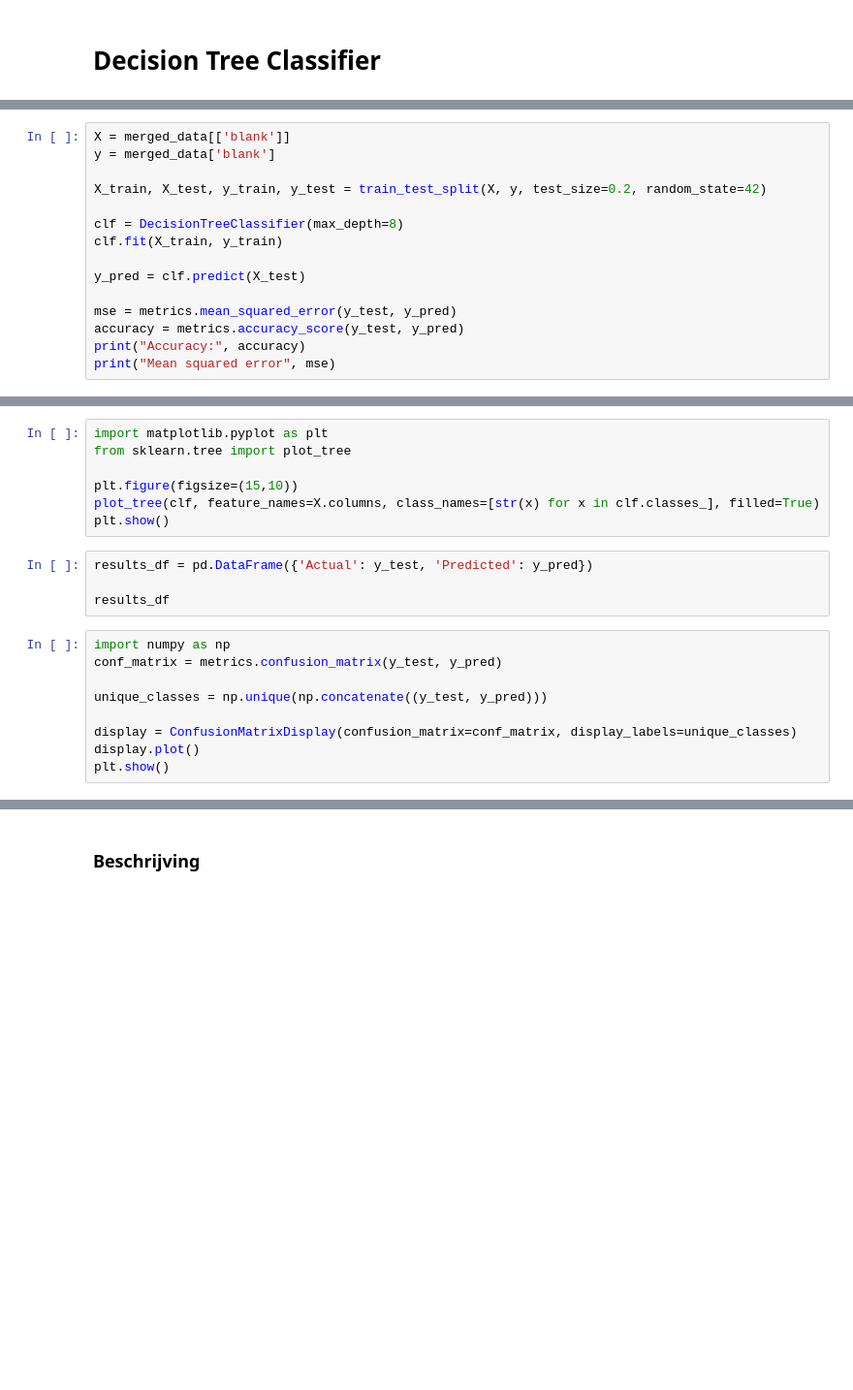
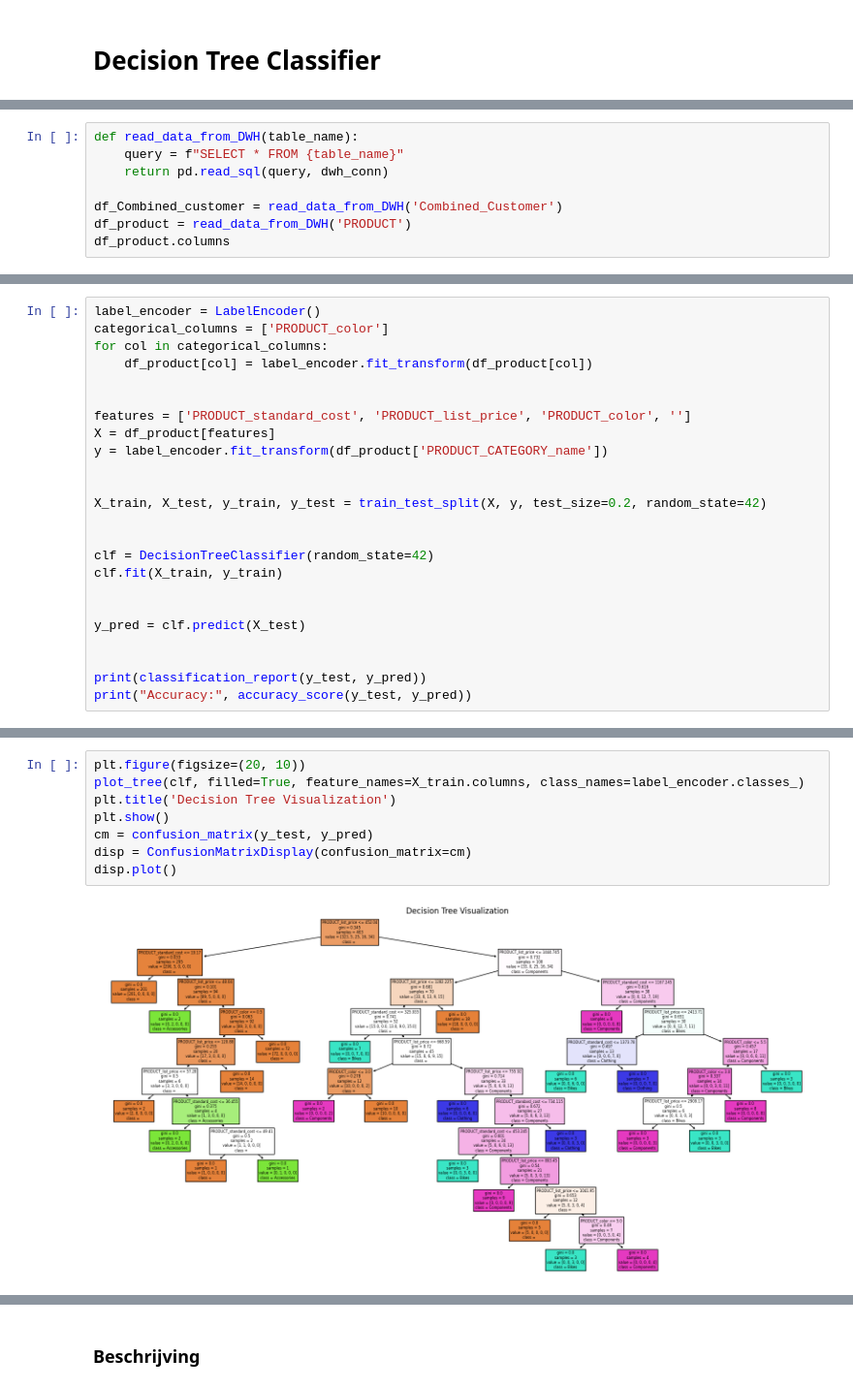
Before and after one commit to DiegoIEC/deds_project, a Jupyter notebook: Machinelearning/Classificatiemodel.ipynb, the cells around one changed output, grey strips where cells are left out. Shown at 97% size. Saved outputs shown, nothing was run; the diff lists cells and outputs as text; blank space fills up the shorter version.

```diff
--- a/Machinelearning/Classificatiemodel.ipynb
+++ b/Machinelearning/Classificatiemodel.ipynb
@@ -32,0 +37,8 @@ dwh_cursor
+# %%
+def read_data_from_DWH(table_name):
+    query = f"SELECT * FROM {table_name}"
+    return pd.read_sql(query, dwh_conn)
+
+df_Combined_customer = read_data_from_DWH('Combined_Customer')
+df_product = read_data_from_DWH('PRODUCT')
+df_product.columns
@@ -33,15 +52,24 @@ dwh_cursor
 # %%
-X = merged_data[['blank']]
-y = merged_data['blank']
+label_encoder = LabelEncoder()
+categorical_columns = ['PRODUCT_color']
+for col in categorical_columns:
+    df_product[col] = label_encoder.fit_transform(df_product[col])
+
+
+features = ['PRODUCT_standard_cost', 'PRODUCT_list_price', 'PRODUCT_color', '']
+X = df_product[features]
+y = label_encoder.fit_transform(df_product['PRODUCT_CATEGORY_name'])
+
 
 X_train, X_test, y_train, y_test = train_test_split(X, y, test_size=0.2, random_state=42)
 
-clf = DecisionTreeClassifier(max_depth=8)
+
+clf = DecisionTreeClassifier(random_state=42)
 clf.fit(X_train, y_train)
+
 
 y_pred = clf.predict(X_test)
 
-mse = metrics.mean_squared_error(y_test, y_pred)
-accuracy = metrics.accuracy_score(y_test, y_pred)
-print("Accuracy:", accuracy)
-print("Mean squared error", mse)
+
+print(classification_report(y_test, y_pred))
+print("Accuracy:", accuracy_score(y_test, y_pred))
@@ -48,20 +90,10 @@ print("Mean squared error", mse)
-# %%
-import matplotlib.pyplot as plt
-from sklearn.tree import plot_tree
-
-plt.figure(figsize=(15,10))
-plot_tree(clf, feature_names=X.columns, class_names=[str(x) for x in clf.classes_], filled=True)
-plt.show()
-# %%
-results_df = pd.DataFrame({'Actual': y_test, 'Predicted': y_pred})
-
-results_df
-# %%
-import numpy as np
-conf_matrix = metrics.confusion_matrix(y_test, y_pred)
-
-unique_classes = np.unique(np.concatenate((y_test, y_pred)))
-
-display = ConfusionMatrixDisplay(confusion_matrix=conf_matrix, display_labels=unique_classes)
-display.plot()
-plt.show()
+# %%
+plt.figure(figsize=(20, 10))
+plot_tree(clf, filled=True, feature_names=X_train.columns, class_names=label_encoder.classes_)
+plt.title('Decision Tree Visualization')
+plt.show()
+cm = confusion_matrix(y_test, y_pred)
+disp = ConfusionMatrixDisplay(confusion_matrix=cm)
+disp.plot()
+# %% [output]
+[figure, added]
```
Also changed, not shown: parts of 6 cells of this notebook.
